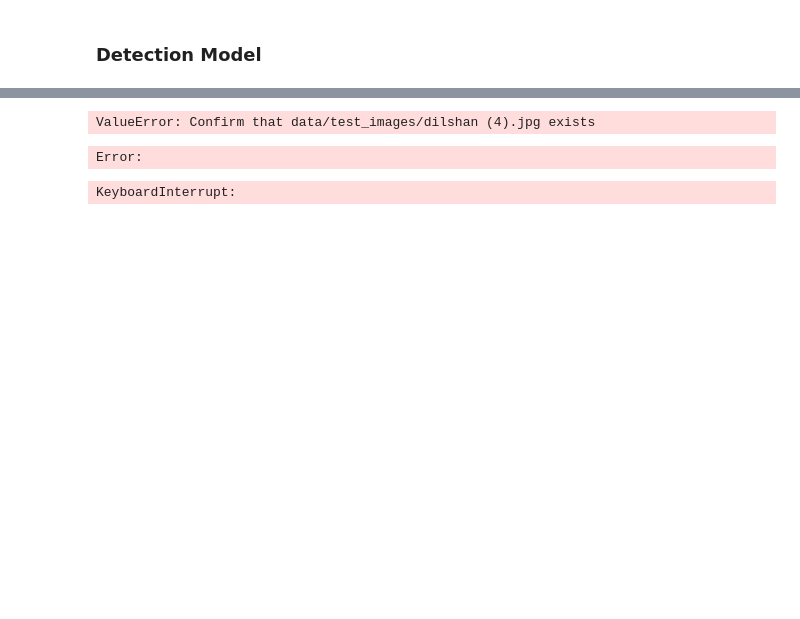
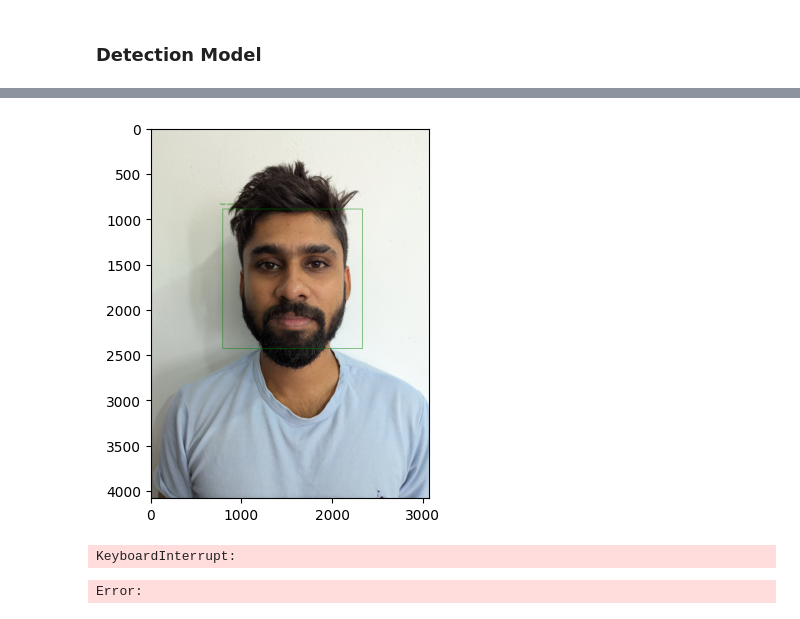
Before and after one commit to purnalakshitha99/user-verification-service, a Jupyter notebook: face_recogntion.ipynb, the cells around one changed output, grey strips where cells are left out. Saved outputs shown, nothing was run; the diff lists cells and outputs as text; code cells hidden in the pictures; blank space fills up the shorter version.

```diff
--- a/face_recogntion.ipynb
+++ b/face_recogntion.ipynb
@@ -398,9 +398,9 @@ Retrieve Facial Areas : [(1035, 801, 1198, 1198), (2301, 2517, 45, 45), (944, 22
 # %%
-verify_and_visualize_user("Dilshan Madushanka", 'data/test_images/dilshan (4).jpg')
+verify_and_visualize_user("sasida", 'data/test_images/sasida (7).jpg')
 # %% [output]
-ValueError: Confirm that data/test_images/dilshan (4).jpg exists
-Error:
+[figure, added]
-# %%
-verify_and_visualize_user_realtime("Dilshan Madushanka")
-# %% [output]
-KeyboardInterrupt:
+# %%
+verify_and_visualize_user_realtime("sasida")
+# %% [output]
+KeyboardInterrupt:
+Error:
```
Also changed, not shown: parts of 6 cells of this notebook.
